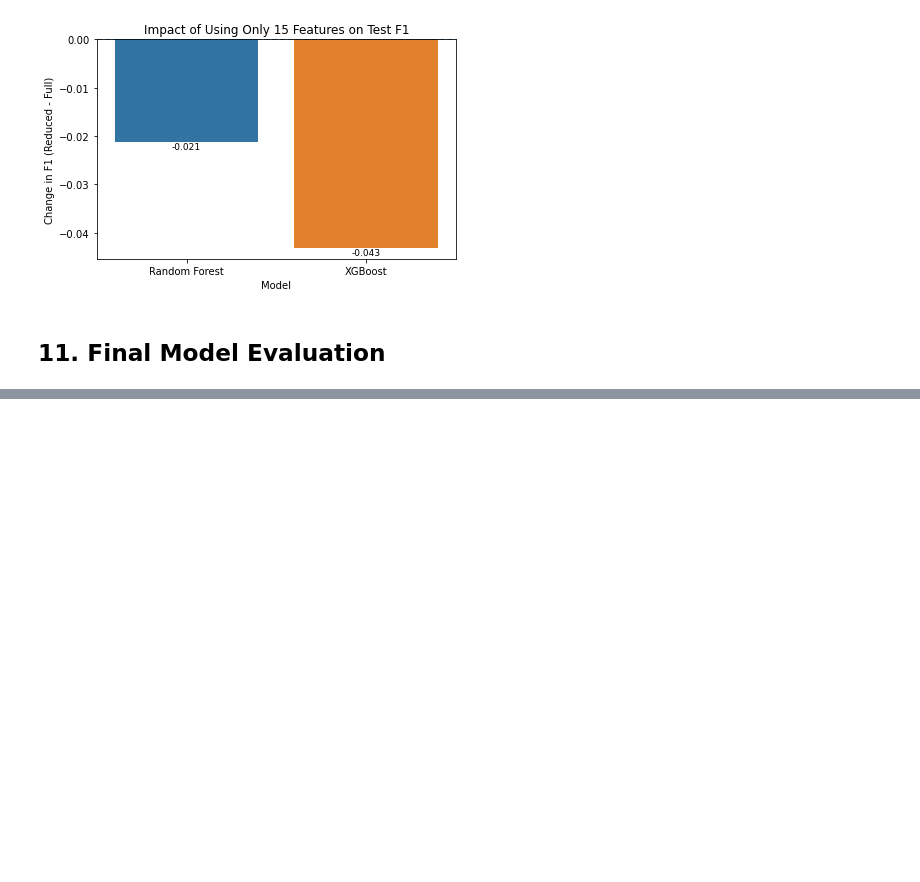
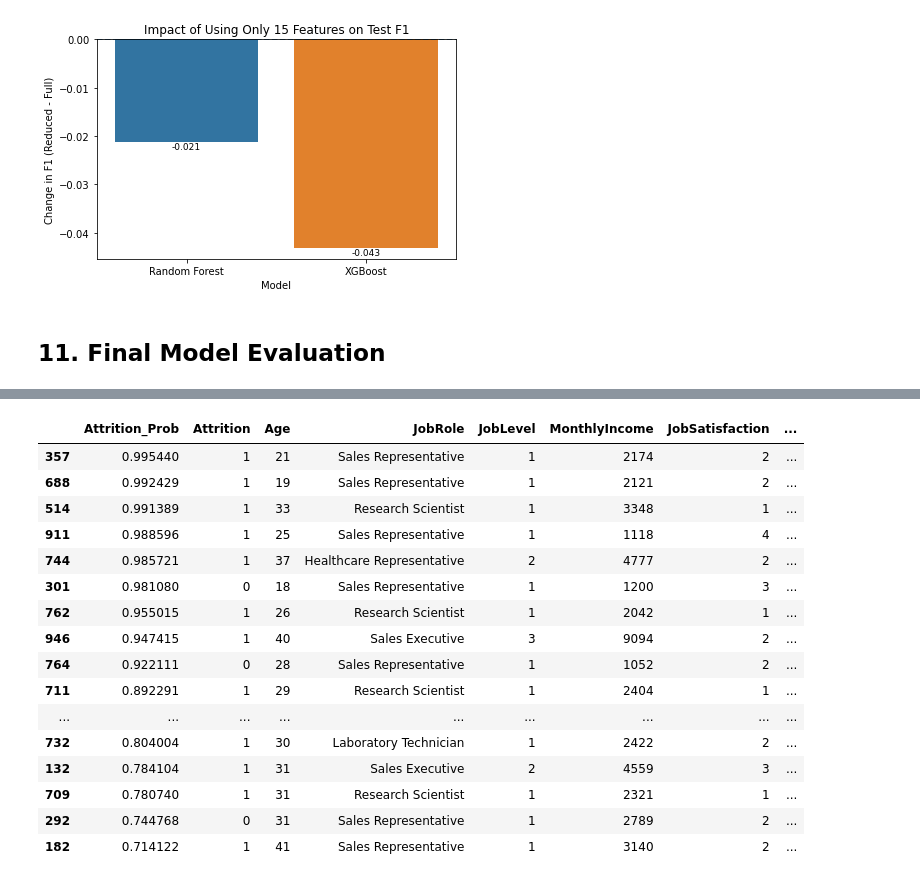
Before and after one commit to SofSalvadoIMS/EDSB25-PredictingEmployeeAttrition-GROUP11, a Jupyter notebook: notebooks/model.ipynb, the cells around one changed output, grey strips where cells are left out. Drawn from its saved outputs; the diff is of its cells as text; code cells hidden in the pictures; blank space fills up the shorter version.

```diff
--- a/notebooks/model.ipynb
+++ b/notebooks/model.ipynb
@@ -2324,0 +2422,35 @@ Parameters: { "use_label_encoder" } are not used.
+# %%
+top20 = (
+    test_with_preds
+    .sort_values("Attrition_Prob", ascending=False)
+    .head(20)[[
+        "Attrition_Prob",
+        "Attrition",
+        "Age",
+        "JobRole",
+        "JobLevel",
+        "MonthlyIncome",
+        "JobSatisfaction",
+        "EnvironmentSatisfaction",
+        "OverTime"
+    ]]
+)
+display(top20)
+# %% [output]
+|  | Attrition_Prob | Attrition | Age | JobRole | JobLevel | MonthlyIncome | JobSatisfaction | ... |
+| 357 | 0.995440 | 1 | 21 | Sales Representative | 1 | 2174 | 2 | ... |
+| 688 | 0.992429 | 1 | 19 | Sales Representative | 1 | 2121 | 2 | ... |
+| 514 | 0.991389 | 1 | 33 | Research Scientist | 1 | 3348 | 1 | ... |
+| 911 | 0.988596 | 1 | 25 | Sales Representative | 1 | 1118 | 4 | ... |
+| 744 | 0.985721 | 1 | 37 | Healthcare Representative | 2 | 4777 | 2 | ... |
+| 301 | 0.981080 | 0 | 18 | Sales Representative | 1 | 1200 | 3 | ... |
+| 762 | 0.955015 | 1 | 26 | Research Scientist | 1 | 2042 | 1 | ... |
+| 946 | 0.947415 | 1 | 40 | Sales Executive | 3 | 9094 | 2 | ... |
+| 764 | 0.922111 | 0 | 28 | Sales Representative | 1 | 1052 | 2 | ... |
+| 711 | 0.892291 | 1 | 29 | Research Scientist | 1 | 2404 | 1 | ... |
+| ... | ... | ... | ... | ... | ... | ... | ... | ... |
+| 732 | 0.804004 | 1 | 30 | Laboratory Technician | 1 | 2422 | 2 | ... |
+| 132 | 0.784104 | 1 | 31 | Sales Executive | 2 | 4559 | 3 | ... |
+| 709 | 0.780740 | 1 | 31 | Research Scientist | 1 | 2321 | 1 | ... |
+| 292 | 0.744768 | 0 | 31 | Sales Representative | 1 | 2789 | 2 | ... |
+| 182 | 0.714122 | 1 | 41 | Sales Representative | 1 | 3140 | 2 | ... |
```
Also changed, not shown: parts of 16 cells of this notebook.
